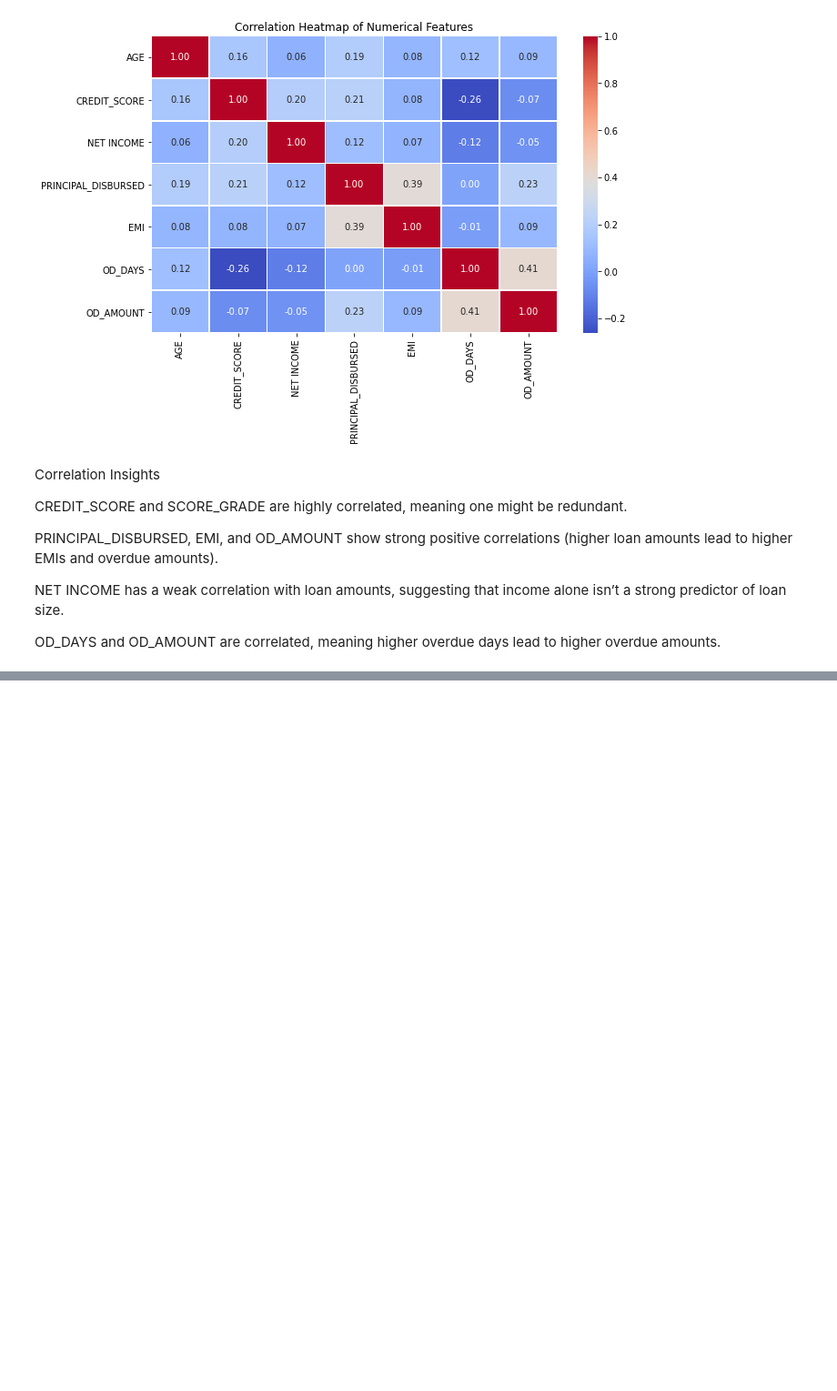
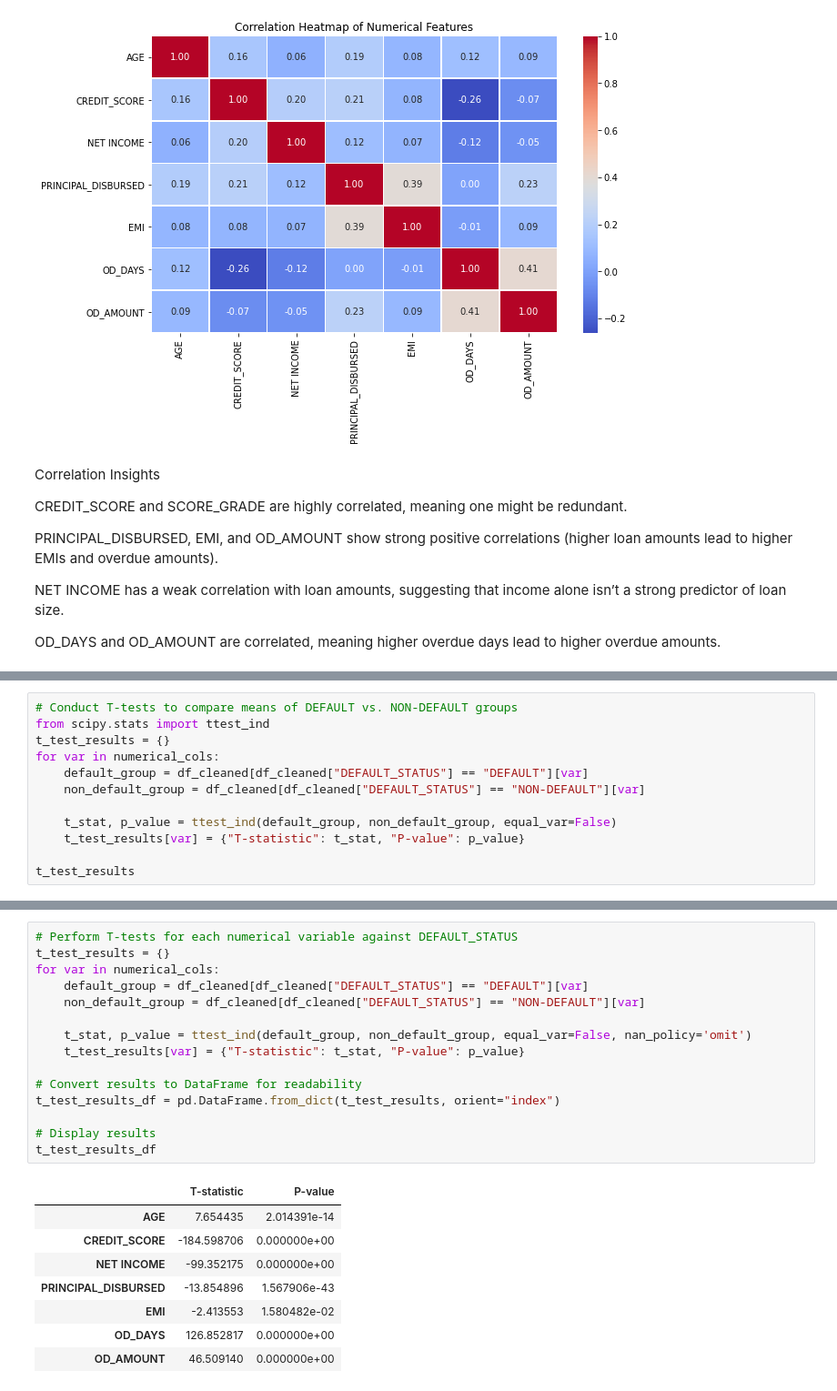
Before and after one commit to AlexIrungu/DSC-CapstoneProject, a Jupyter notebook: notebooks/michael.ipynb, the cells around one changed output, grey strips where cells are left out. Shown at 91% size. Saved outputs shown, nothing was run; the diff lists cells and outputs as text; blank space fills up the shorter version.

```diff
--- a/notebooks/michael.ipynb
+++ b/notebooks/michael.ipynb
@@ -837,0 +799,12 @@ Perform a Chi-Square Test to check if categorical variables significantly influe
+# %%
+# Conduct T-tests to compare means of DEFAULT vs. NON-DEFAULT groups
+from scipy.stats import ttest_ind
+t_test_results = {}
+for var in numerical_cols:
+    default_group = df_cleaned[df_cleaned["DEFAULT_STATUS"] == "DEFAULT"][var]
+    non_default_group = df_cleaned[df_cleaned["DEFAULT_STATUS"] == "NON-DEFAULT"][var]
+
+    t_stat, p_value = ttest_ind(default_group, non_default_group, equal_var=False)
+    t_test_results[var] = {"T-statistic": t_stat, "P-value": p_value}
+
+t_test_results
@@ -837,0 +859,24 @@ Perform a Chi-Square Test to check if categorical variables significantly influe
+# %%
+# Perform T-tests for each numerical variable against DEFAULT_STATUS
+t_test_results = {}
+for var in numerical_cols:
+    default_group = df_cleaned[df_cleaned["DEFAULT_STATUS"] == "DEFAULT"][var]
+    non_default_group = df_cleaned[df_cleaned["DEFAULT_STATUS"] == "NON-DEFAULT"][var]
+
+    t_stat, p_value = ttest_ind(default_group, non_default_group, equal_var=False, nan_policy='omit')
+    t_test_results[var] = {"T-statistic": t_stat, "P-value": p_value}
+
+# Convert results to DataFrame for readability
+t_test_results_df = pd.DataFrame.from_dict(t_test_results, orient="index")
+
+# Display results
+t_test_results_df
+# %% [output]
+|  | T-statistic | P-value |
+| AGE | 7.654435 | 2.014391e-14 |
+| CREDIT_SCORE | -184.598706 | 0.000000e+00 |
+| NET INCOME | -99.352175 | 0.000000e+00 |
+| PRINCIPAL_DISBURSED | -13.854896 | 1.567906e-43 |
+| EMI | -2.413553 | 1.580482e-02 |
+| OD_DAYS | 126.852817 | 0.000000e+00 |
+| OD_AMOUNT | 46.509140 | 0.000000e+00 |
```
Also changed, not shown: parts of 24 cells of this notebook.
